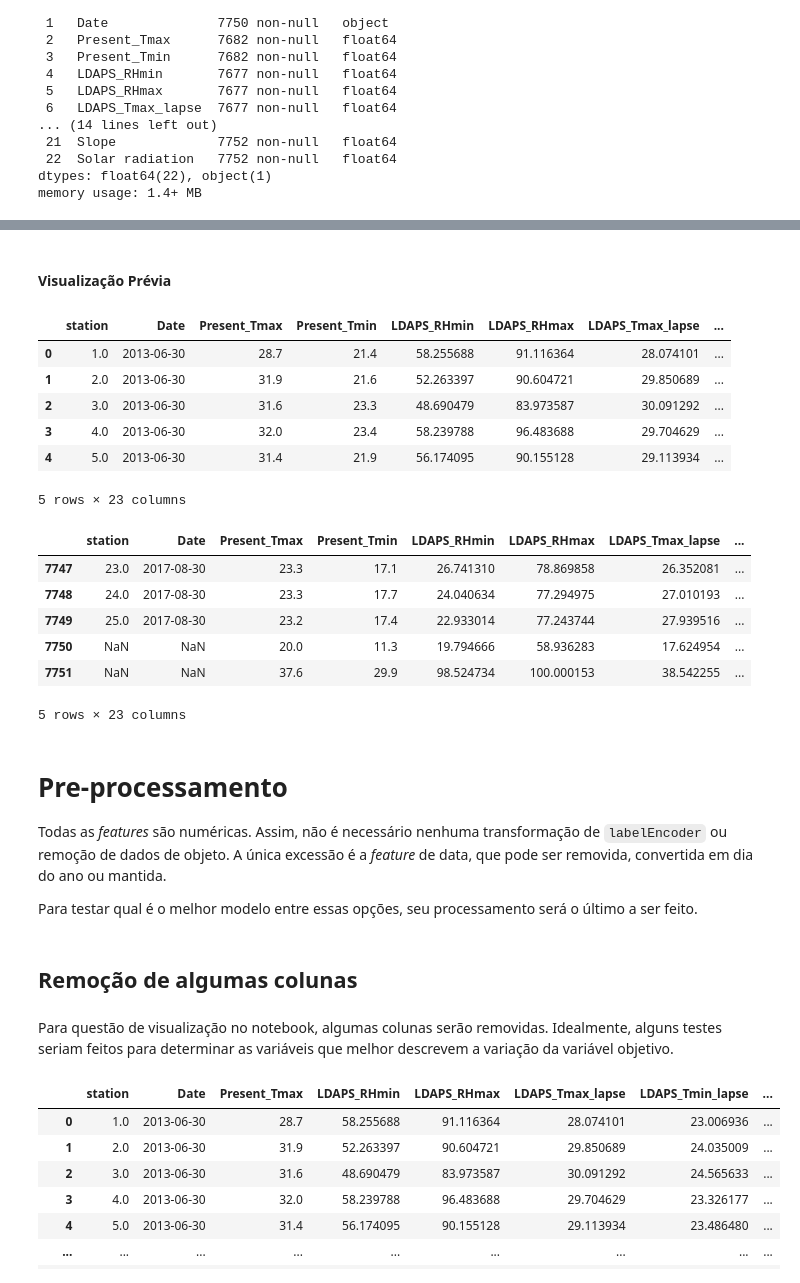
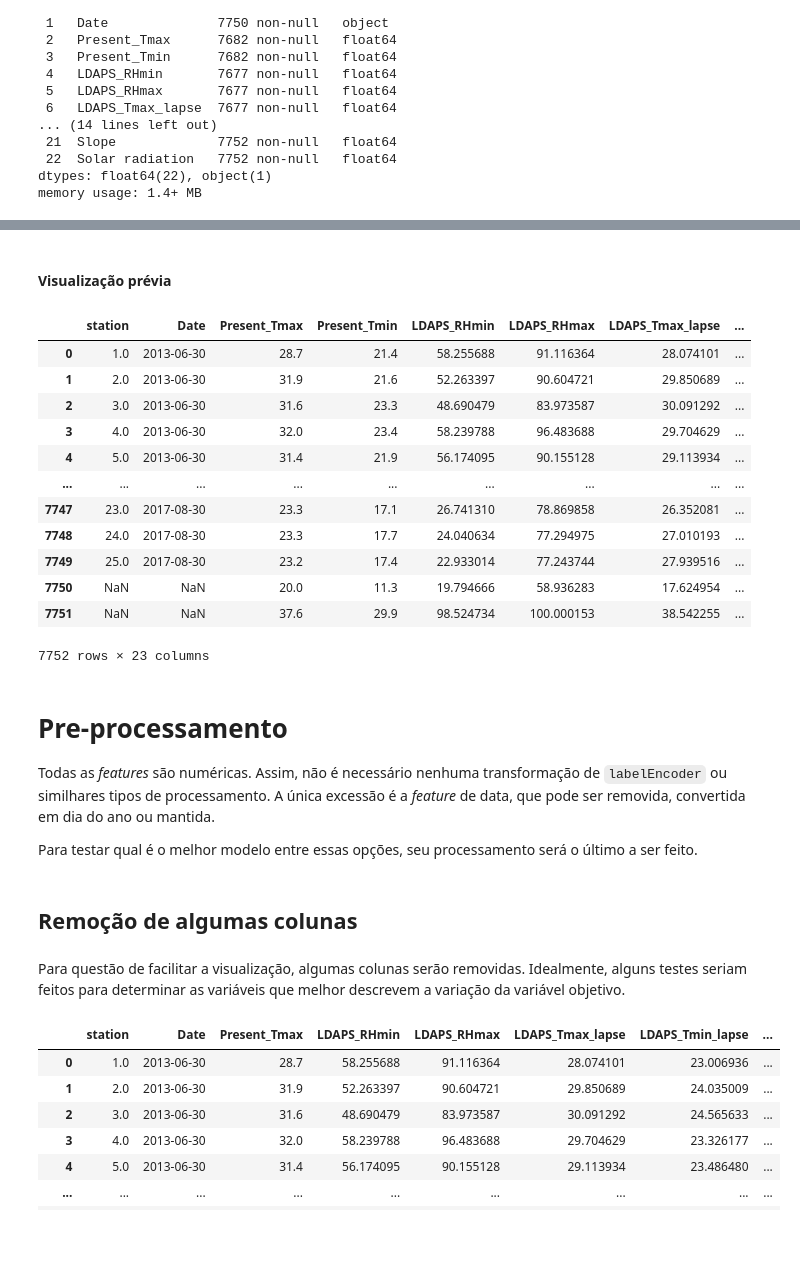
Before and after one commit to JCFDGG/LOB1266-PUB, a Jupyter notebook: aulas/aula_07_regressao/07_regressao.ipynb, the cells around one changed output, grey strips where cells are left out. Saved outputs shown, nothing was run; the diff lists cells and outputs as text; code cells hidden in the pictures; blank space fills up the shorter version.

```diff
--- a/aulas/aula_07_regressao/07_regressao.ipynb
+++ b/aulas/aula_07_regressao/07_regressao.ipynb
@@ -83,34 +83,30 @@ A única diferença entre o dataset utilizado e o presente no repositório *UCI*
 # %% [markdown]
-#### Visualização Prévia
+#### Visualização prévia
 # %%
-df.head(5)
+df
 # %% [output]
 |  | station | Date | Present_Tmax | Present_Tmin | LDAPS_RHmin | LDAPS_RHmax | LDAPS_Tmax_lapse | ... |
 | 0 | 1.0 | 2013-06-30 | 28.7 | 21.4 | 58.255688 | 91.116364 | 28.074101 | ... |
 | 1 | 2.0 | 2013-06-30 | 31.9 | 21.6 | 52.263397 | 90.604721 | 29.850689 | ... |
 | 2 | 3.0 | 2013-06-30 | 31.6 | 23.3 | 48.690479 | 83.973587 | 30.091292 | ... |
 | 3 | 4.0 | 2013-06-30 | 32.0 | 23.4 | 58.239788 | 96.483688 | 29.704629 | ... |
 | 4 | 5.0 | 2013-06-30 | 31.4 | 21.9 | 56.174095 | 90.155128 | 29.113934 | ... |
+| ... | ... | ... | ... | ... | ... | ... | ... | ... |
+| 7747 | 23.0 | 2017-08-30 | 23.3 | 17.1 | 26.741310 | 78.869858 | 26.352081 | ... |
+| 7748 | 24.0 | 2017-08-30 | 23.3 | 17.7 | 24.040634 | 77.294975 | 27.010193 | ... |
+| 7749 | 25.0 | 2017-08-30 | 23.2 | 17.4 | 22.933014 | 77.243744 | 27.939516 | ... |
+| 7750 | NaN | NaN | 20.0 | 11.3 | 19.794666 | 58.936283 | 17.624954 | ... |
+| 7751 | NaN | NaN | 37.6 | 29.9 | 98.524734 | 100.000153 | 38.542255 | ... |
-5 rows × 23 columns
+7752 rows × 23 columns
-# %%
-df.tail(5)
-# %% [output]
-|  | station | Date | Present_Tmax | Present_Tmin | LDAPS_RHmin | LDAPS_RHmax | LDAPS_Tmax_lapse | ... |
-| 7747 | 23.0 | 2017-08-30 | 23.3 | 17.1 | 26.741310 | 78.869858 | 26.352081 | ... |
-| 7748 | 24.0 | 2017-08-30 | 23.3 | 17.7 | 24.040634 | 77.294975 | 27.010193 | ... |
-| 7749 | 25.0 | 2017-08-30 | 23.2 | 17.4 | 22.933014 | 77.243744 | 27.939516 | ... |
-| 7750 | NaN | NaN | 20.0 | 11.3 | 19.794666 | 58.936283 | 17.624954 | ... |
-| 7751 | NaN | NaN | 37.6 | 29.9 | 98.524734 | 100.000153 | 38.542255 | ... |
-5 rows × 23 columns
 # %% [markdown]
 # Pre-processamento
-Todas as *features* são numéricas. Assim, não é necessário nenhuma transformação de `labelEncoder` ou remoção de dados de objeto. A única excessão é a *feature* de data, que pode ser removida, convertida em dia do ano ou mantida.
+Todas as *features* são numéricas. Assim, não é necessário nenhuma transformação de `labelEncoder` ou similhares tipos de processamento. A única excessão é a *feature* de data, que pode ser removida, convertida em dia do ano ou mantida.
 
 Para testar qual é o melhor modelo entre essas opções, seu processamento será o último a ser feito.
 # %% [markdown]
 ## Remoção de algumas colunas
 # %% [markdown]
-Para questão de visualização no notebook, algumas colunas serão removidas. Idealmente, alguns testes seriam feitos para determinar as variáveis que melhor descrevem a variação da variável objetivo.
+Para questão de facilitar a visualização, algumas colunas serão removidas. Idealmente, alguns testes seriam feitos para determinar as variáveis que melhor descrevem a variação da variável objetivo.
 # %%
 df_simplificado = df.drop(columns=['LDAPS_CC1', 'LDAPS_CC2', 'LDAPS_CC3',
                       'LDAPS_CC4', 'LDAPS_PPT1', 'LDAPS_PPT2', 'LDAPS_PPT3', 'LDAPS_PPT4',
```
Also changed, not shown: parts of 32 cells of this notebook, 3 other files.
